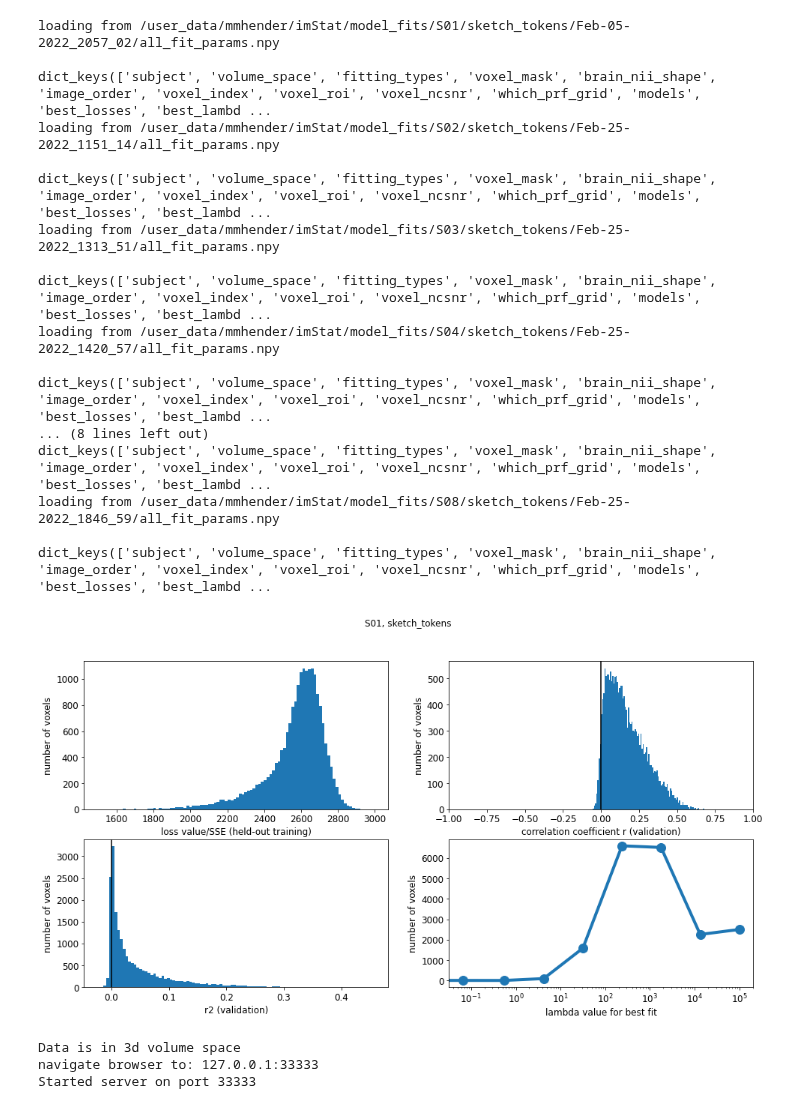
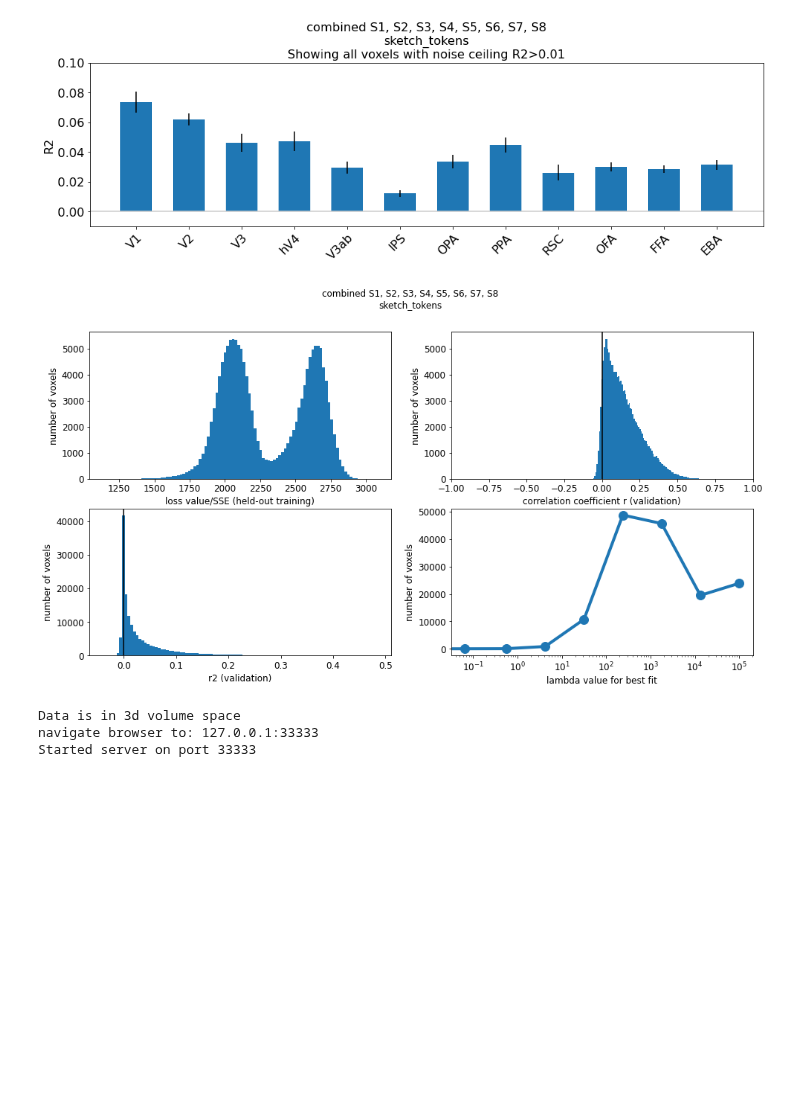
Before and after one commit to mmhenderson/modfit, a Jupyter notebook: notebooks/plot_fit_accuracy/plot_sketch_tokens.ipynb, the cells around one changed output. Cells and saved outputs as stored; diff of their text form; code cells hidden in the pictures; blank space fills up the shorter version.

```diff
--- a/notebooks/plot_fit_accuracy/plot_sketch_tokens.ipynb
+++ b/notebooks/plot_fit_accuracy/plot_sketch_tokens.ipynb
@@ -16,28 +16,10 @@ n_subjects = len(subjects)
 
 fitting_type = 'sketch_tokens'
 out = [load_fits.load_fit_results(subject=ss, fitting_type=fitting_type, n_from_end=0, \
-                                  verbose=True) \
+                                  verbose=False) \
        for ss in subjects]
 fig_save_folder=None
 
-skip_inds = [4,5,7,11,12, 19,20, 22, 24]
-roi_def = roi_utils.multi_subject_roi_def(subjects, skip_areas=skip_inds)
+roi_def = roi_utils.multi_subject_roi_def(subjects)
 roi_names =roi_def.roi_names
+n_rois = len(roi_names)
-# %% [output]
-loading from /user_data/mmhender/imStat/model_fits/S01/sketch_tokens/Feb-05-2022_2057_02/all_fit_params.npy
-
-dict_keys(['subject', 'volume_space', 'fitting_types', 'voxel_mask', 'brain_nii_shape', 'image_order', 'voxel_index', 'voxel_roi', 'voxel_ncsnr', 'which_prf_grid', 'models', 'best_losses', 'best_lambd ...
-loading from /user_data/mmhender/imStat/model_fits/S02/sketch_tokens/Feb-25-2022_1151_14/all_fit_params.npy
-
-dict_keys(['subject', 'volume_space', 'fitting_types', 'voxel_mask', 'brain_nii_shape', 'image_order', 'voxel_index', 'voxel_roi', 'voxel_ncsnr', 'which_prf_grid', 'models', 'best_losses', 'best_lambd ...
-loading from /user_data/mmhender/imStat/model_fits/S03/sketch_tokens/Feb-25-2022_1313_51/all_fit_params.npy
-
-dict_keys(['subject', 'volume_space', 'fitting_types', 'voxel_mask', 'brain_nii_shape', 'image_order', 'voxel_index', 'voxel_roi', 'voxel_ncsnr', 'which_prf_grid', 'models', 'best_losses', 'best_lambd ...
-loading from /user_data/mmhender/imStat/model_fits/S04/sketch_tokens/Feb-25-2022_1420_57/all_fit_params.npy
-
-dict_keys(['subject', 'volume_space', 'fitting_types', 'voxel_mask', 'brain_nii_shape', 'image_order', 'voxel_index', 'voxel_roi', 'voxel_ncsnr', 'which_prf_grid', 'models', 'best_losses', 'best_lambd ...
-... (8 lines left out)
-dict_keys(['subject', 'volume_space', 'fitting_types', 'voxel_mask', 'brain_nii_shape', 'image_order', 'voxel_index', 'voxel_roi', 'voxel_ncsnr', 'which_prf_grid', 'models', 'best_losses', 'best_lambd ...
-loading from /user_data/mmhender/imStat/model_fits/S08/sketch_tokens/Feb-25-2022_1846_59/all_fit_params.npy
-
-dict_keys(['subject', 'volume_space', 'fitting_types', 'voxel_mask', 'brain_nii_shape', 'image_order', 'voxel_index', 'voxel_roi', 'voxel_ncsnr', 'which_prf_grid', 'models', 'best_losses', 'best_lambd ...
@@ -48,5 +26,9 @@ summary_plots.plot_summary_pycortex(out=out, subject=subject, fitting_type=fitti
+# %%
+summary_plots.barplot_R2_all(fitting_type, out, roi_def, ylims=[-0.01, 0.10])
+# %% [output]
+[figure, added]
 # %%
 plot_utils.set_all_font_sizes(fs = 12)
-summary_plots.plot_perf_summary(subject, fitting_type, out)
+summary_plots.plot_perf_summary(fitting_type, out)
 # %% [output]
-[figure, old version]
+[figure, new version]
```
Also changed, not shown: parts of 25 cells of this notebook, 38 other files.
